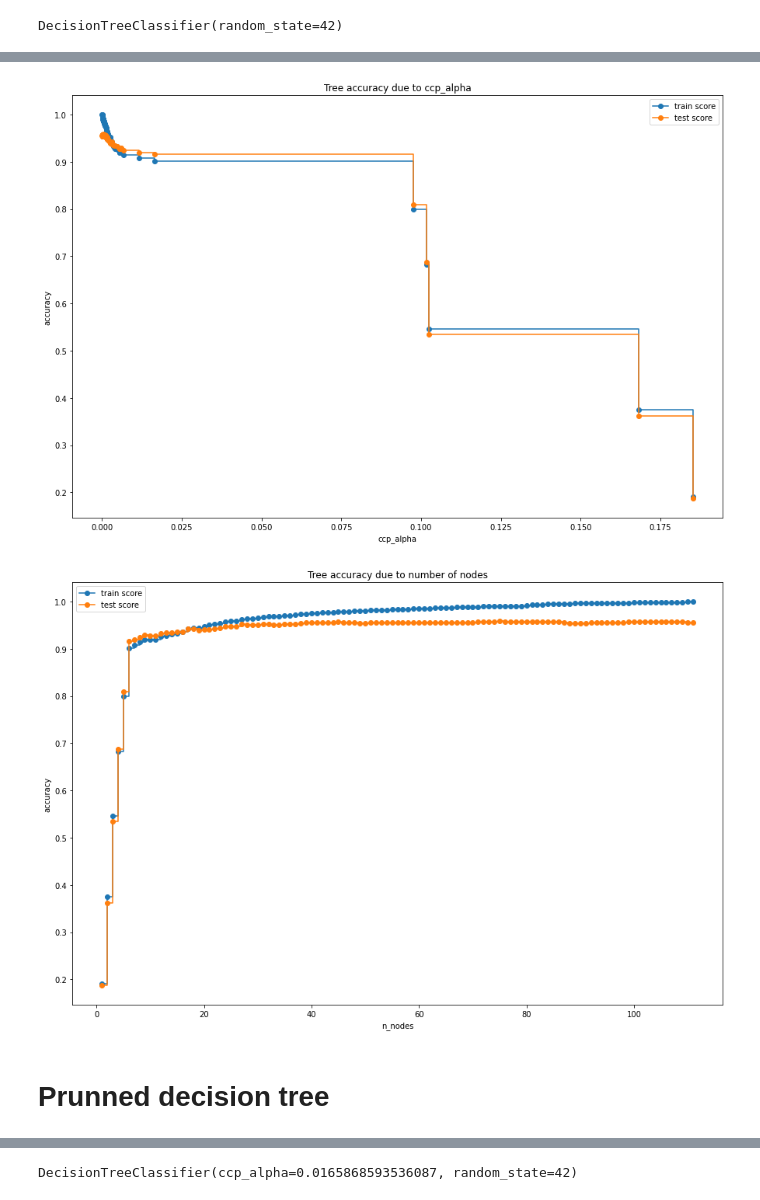
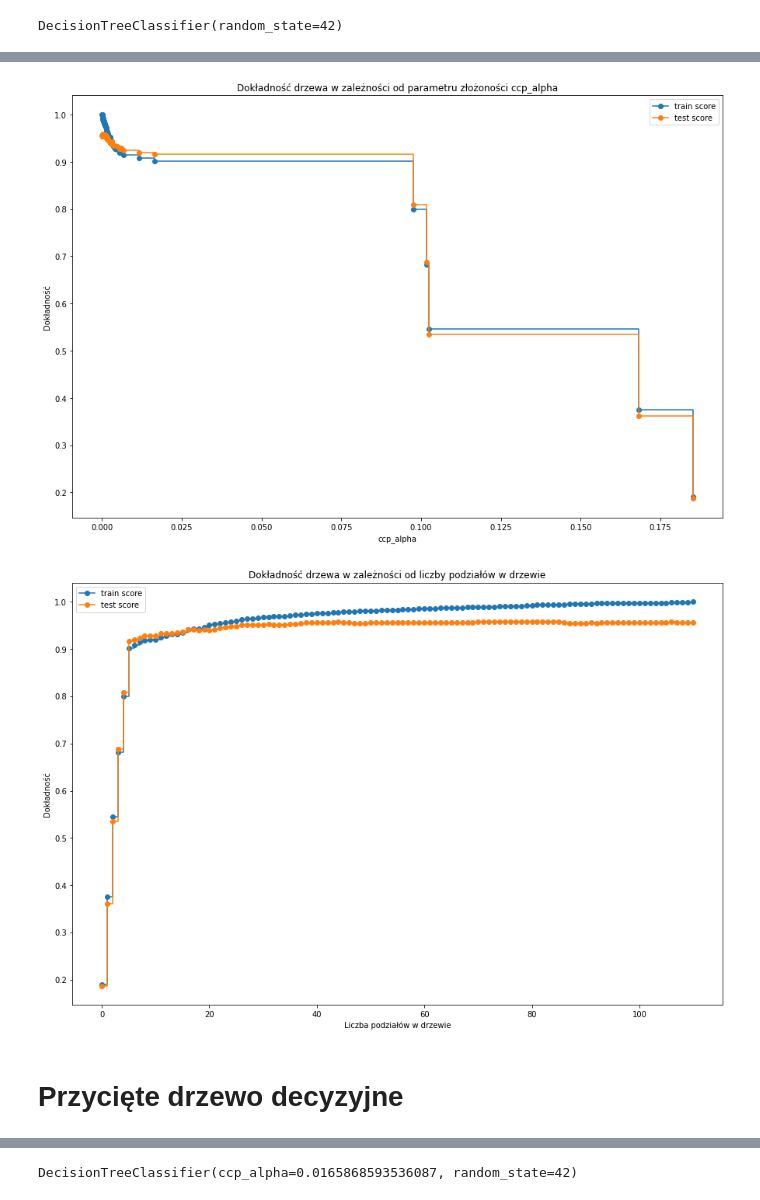
Before and after one commit to pfilo8/BHL-Hackathon-AI, a Jupyter notebook: Model-PrunnedTree-model.ipynb, the cells around one changed output, grey strips where cells are left out. Drawn from its saved outputs; the diff is of its cells as text; code cells hidden in the pictures.

```diff
--- a/Model-PrunnedTree-model.ipynb
+++ b/Model-PrunnedTree-model.ipynb
@@ -107,27 +139,27 @@ fig, ax = plt.subplots(figsize=(15, 10))
 
 ax.plot(ccp_alphas, train_scores, marker='o', drawstyle="steps-post", label="train score")
 ax.plot(ccp_alphas, test_scores, marker='o', drawstyle="steps-post", label="test score")
-ax.set_title("Tree accuracy due to ccp_alpha")
+ax.set_title("Dokładność drzewa w zależności od parametru złożoności ccp_alpha")
 ax.set_xlabel("ccp_alpha")
-ax.set_ylabel("accuracy")
+ax.set_ylabel("Dokładność")
 ax.legend()
 
 plt.show()
 # %% [output]
-[figure, old version]
+[figure, new version]
 # %%
 fig, ax = plt.subplots(figsize=(15, 10))
 
-ax.plot(1 + np.arange(len(train_scores)), train_scores[::-1], marker='o', drawstyle="steps-post", label="train score")
-ax.plot(1 + np.arange(len(test_scores)), test_scores[::-1], marker='o', drawstyle="steps-post", label="test score")
+ax.plot(np.arange(len(train_scores)), train_scores[::-1], marker='o', drawstyle="steps-post", label="train score")
+ax.plot(np.arange(len(test_scores)), test_scores[::-1], marker='o', drawstyle="steps-post", label="test score")
 
-ax.set_title("Tree accuracy due to number of nodes")
-ax.set_ylabel("accuracy")
-ax.set_xlabel("n_nodes")
+ax.set_title("Dokładność drzewa w zależności od liczby podziałów w drzewie")
+ax.set_ylabel("Dokładność")
+ax.set_xlabel("Liczba podziałów w drzewie")
 ax.legend()
 
 plt.show()
 # %% [output]
-[figure, old version]
+[figure, new version]
-# %% [markdown]
-# Prunned decision tree
+# %% [markdown]
+# Przycięte drzewo decyzyjne
```
Also changed, not shown: parts of 25 cells of this notebook.
